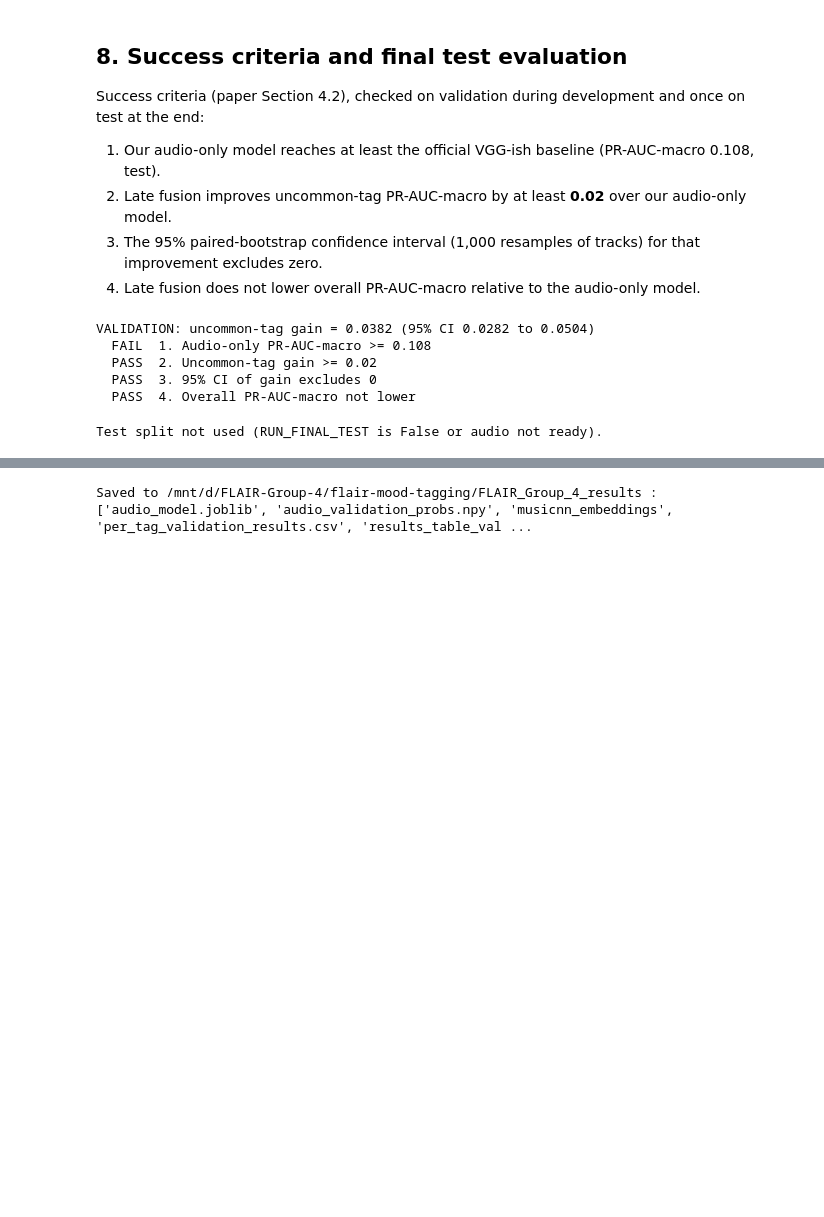
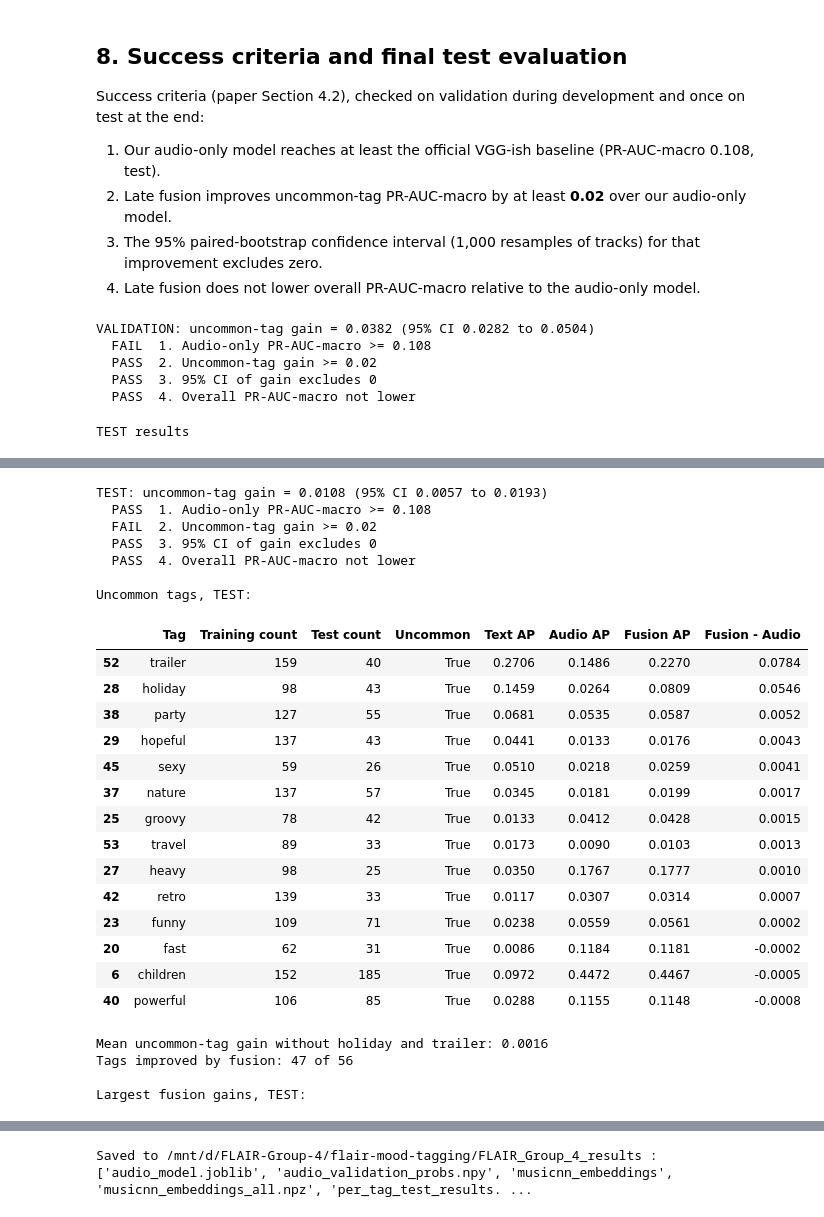
Before and after one commit to Lerbernard/flair-mood-tagging, a Jupyter notebook: FLAIR_Group_4_notebook.ipynb, the cells around one changed output, grey strips where cells are left out. Cells and saved outputs as stored; diff of their text form; code cells hidden in the pictures; blank space fills up the shorter version.

Commit message:
Final test run with per-tag test results

```diff
--- a/FLAIR_Group_4_notebook.ipynb
+++ b/FLAIR_Group_4_notebook.ipynb
@@ -45,8 +45,8 @@ from sklearn.preprocessing import MultiLabelBinarizer, StandardScaler
 from sklearn.metrics import average_precision_score, roc_auc_score
 from scipy.stats import spearmanr
 
-RUN_AUDIO = True        # True = download audio + extract MusiCNN embeddings (hours; needs ~5 GB free disk at a time)
-RUN_FINAL_TEST = False   # True = one-time evaluation on the held-out test split, after development is finished
+RUN_AUDIO = False        # True = download audio + extract MusiCNN embeddings (hours; needs ~5 GB free disk at a time)
+RUN_FINAL_TEST = True   # True = one-time evaluation on the held-out test split, after development is finished
 
 SEED = 42
 LR_C = 1.0   # inverse L2-regularisation strength, identical for the audio and text classifiers
@@ -600,7 +586,27 @@ if RUN_FINAL_TEST and AUDIO_READY:
     print('TEST results')
     display(test_table.round(4))
     check_success(Y['test'], P_audio_test, P_fusion_test, 'TEST')
+
+    # Per-tag test results for the 14 uncommon tags, and the tags where fusion helps most overall
+    test_per_tag = pd.DataFrame({
+        'Tag': [short(t) for t in official_tags],
+        'Training count': train_counts,
+        'Test count': Y['test'].sum(axis=0),
+        'Uncommon': [j in set(uncommon_idx) for j in range(len(official_tags))],
+        'Text AP': [average_precision_score(Y['test'][:, j], P_text_test[:, j]) for j in range(len(official_tags))],
+        'Audio AP': [average_precision_score(Y['test'][:, j], P_audio_test[:, j]) for j in range(len(official_tags))],
+        'Fusion AP': [average_precision_score(Y['test'][:, j], P_fusion_test[:, j]) for j in range(len(official_tags))],
+    })
+    test_per_tag['Fusion - Audio'] = test_per_tag['Fusion AP'] - test_per_tag['Audio AP']
+    print('\nUncommon tags, TEST:')
+    display(test_per_tag[test_per_tag['Uncommon']].sort_values('Fusion - Audio', ascending=False).round(4))
+    others = test_per_tag[test_per_tag['Uncommon'] & ~test_per_tag['Tag'].isin(['holiday', 'trailer'])]
+    print('Mean uncommon-tag gain without holiday and trailer:', round(others['Fusion - Audio'].mean(), 4))
+    print('Tags improved by fusion:', int((test_per_tag['Fusion - Audio'] > 0).sum()), 'of 56')
+    print('\nLargest fusion gains, TEST:')
+    display(test_per_tag.sort_values('Fusion - Audio', ascending=False).head(6).round(4))
+    test_per_tag.to_csv(os.path.join(OUTPUT_DIR, 'per_tag_test_results.csv'), index=False)
 else:
     print('Test split not used (RUN_FINAL_TEST is False or audio not ready).')
 # %% [output]
-Test split not used (RUN_FINAL_TEST is False or audio not ready).
+TEST results
@@ -606,0 +617,26 @@ Test split not used (RUN_FINAL_TEST is False or audio not ready).
+TEST: uncommon-tag gain = 0.0108 (95% CI 0.0057 to 0.0193)
+  PASS  1. Audio-only PR-AUC-macro >= 0.108
+  FAIL  2. Uncommon-tag gain >= 0.02
+  PASS  3. 95% CI of gain excludes 0
+  PASS  4. Overall PR-AUC-macro not lower
+
+Uncommon tags, TEST:
+|  | Tag | Training count | Test count | Uncommon | Text AP | Audio AP | Fusion AP | Fusion - Audio |
+| 52 | trailer | 159 | 40 | True | 0.2706 | 0.1486 | 0.2270 | 0.0784 |
+| 28 | holiday | 98 | 43 | True | 0.1459 | 0.0264 | 0.0809 | 0.0546 |
+| 38 | party | 127 | 55 | True | 0.0681 | 0.0535 | 0.0587 | 0.0052 |
+| 29 | hopeful | 137 | 43 | True | 0.0441 | 0.0133 | 0.0176 | 0.0043 |
+| 45 | sexy | 59 | 26 | True | 0.0510 | 0.0218 | 0.0259 | 0.0041 |
+| 37 | nature | 137 | 57 | True | 0.0345 | 0.0181 | 0.0199 | 0.0017 |
+| 25 | groovy | 78 | 42 | True | 0.0133 | 0.0412 | 0.0428 | 0.0015 |
+| 53 | travel | 89 | 33 | True | 0.0173 | 0.0090 | 0.0103 | 0.0013 |
+| 27 | heavy | 98 | 25 | True | 0.0350 | 0.1767 | 0.1777 | 0.0010 |
+| 42 | retro | 139 | 33 | True | 0.0117 | 0.0307 | 0.0314 | 0.0007 |
+| 23 | funny | 109 | 71 | True | 0.0238 | 0.0559 | 0.0561 | 0.0002 |
+| 20 | fast | 62 | 31 | True | 0.0086 | 0.1184 | 0.1181 | -0.0002 |
+| 6 | children | 152 | 185 | True | 0.0972 | 0.4472 | 0.4467 | -0.0005 |
+| 40 | powerful | 106 | 85 | True | 0.0288 | 0.1155 | 0.1148 | -0.0008 |
+Mean uncommon-tag gain without holiday and trailer: 0.0016
+Tags improved by fusion: 47 of 56
+
+Largest fusion gains, TEST:
@@ -634,4 +677,4 @@ if AUDIO_READY:
             f.write(latex_table(test_table, 'test'))
 print('Saved to', OUTPUT_DIR, ':', sorted(os.listdir(OUTPUT_DIR)))
 # %% [output]
-Saved to /mnt/d/FLAIR-Group-4/flair-mood-tagging/FLAIR_Group_4_results : ['audio_model.joblib', 'audio_validation_probs.npy', 'musicnn_embeddings', 'per_tag_validation_results.csv', 'results_table_val ...
+Saved to /mnt/d/FLAIR-Group-4/flair-mood-tagging/FLAIR_Group_4_results : ['audio_model.joblib', 'audio_validation_probs.npy', 'musicnn_embeddings', 'musicnn_embeddings_all.npz', 'per_tag_test_results. ...
```
Also changed, not shown: parts of 4 cells of this notebook, 2 other files.
